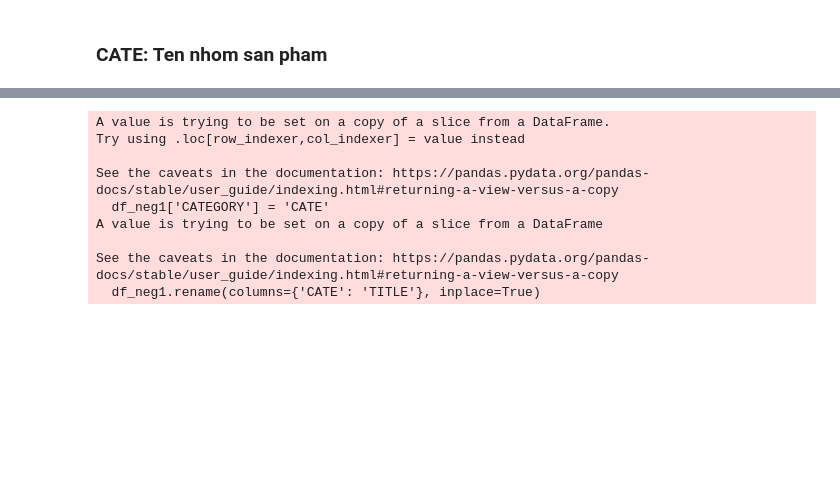
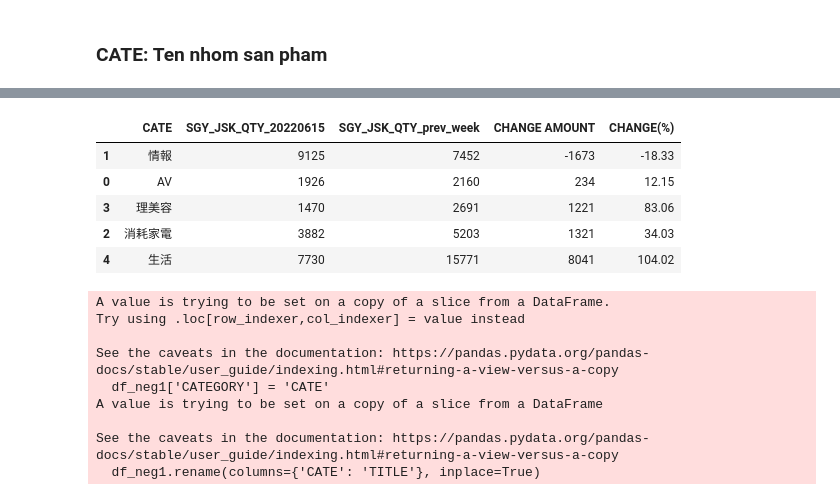
Before and after one commit to NGOHang98/Usee, a Jupyter notebook: Usee.ipynb, the cells around one changed output, grey strips where cells are left out. Saved outputs shown, nothing was run; the diff lists cells and outputs as text; code cells hidden in the pictures; blank space fills up the shorter version.

```diff
--- a/Usee.ipynb
+++ b/Usee.ipynb
@@ -274,3 +335,19 @@ for df in top_three:
 107     -75.32  NIUKE_NM
 # %% [markdown]
 ### CATE: Ten nhom san pham
+# %%
+FEAT = ['CATE']
+total2 = df_prev_week.groupby(FEAT, as_index=False)['SGY_JSK_QTY'].sum()
+total1 = df_1.groupby(FEAT, as_index=False)['SGY_JSK_QTY'].sum()
+df = pd.merge(total1, total2, on=FEAT)
+df.columns = FEAT + ['{}_{}'.format('SGY_JSK_QTY', '20220615')] + ['{}_{}'.format('SGY_JSK_QTY', 'prev_week')]
+df['CHANGE AMOUNT'] = df['SGY_JSK_QTY_prev_week'] - df['SGY_JSK_QTY_20220615']
+df['CHANGE(%)'] = (df['CHANGE AMOUNT'] / df['SGY_JSK_QTY_20220615']) * 100
+df['CHANGE(%)'] = df['CHANGE(%)'].round(2)
+df = df.sort_values('CHANGE AMOUNT')
+#df1 = df.reset_index()
+
+df_neg1 = df.query('`CHANGE AMOUNT` < 0')
+df_neg1['CATEGORY'] = 'CATE'
+df_neg1.rename(columns={'CATE': 'TITLE'}, inplace=True)
+df_neg1.head(5)
@@ -277,3 +366,12 @@ for df in top_three:
+# %%
+df.head()
+# %% [output]
+|  | CATE | SGY_JSK_QTY_20220615 | SGY_JSK_QTY_prev_week | CHANGE AMOUNT | CHANGE(%) |
+| 1 | 情報 | 9125 | 7452 | -1673 | -18.33 |
+| 0 | AV | 1926 | 2160 | 234 | 12.15 |
+| 3 | 理美容 | 1470 | 2691 | 1221 | 83.06 |
+| 2 | 消耗家電 | 3882 | 5203 | 1321 | 34.03 |
+| 4 | 生活 | 7730 | 15771 | 8041 | 104.02 |
 # %%
 FEAT = ['CATE']
 total2 = df_2.groupby(FEAT, as_index=False)['SGY_JSK_QTY'].sum()
```
Also changed, not shown: parts of 12 cells of this notebook.
